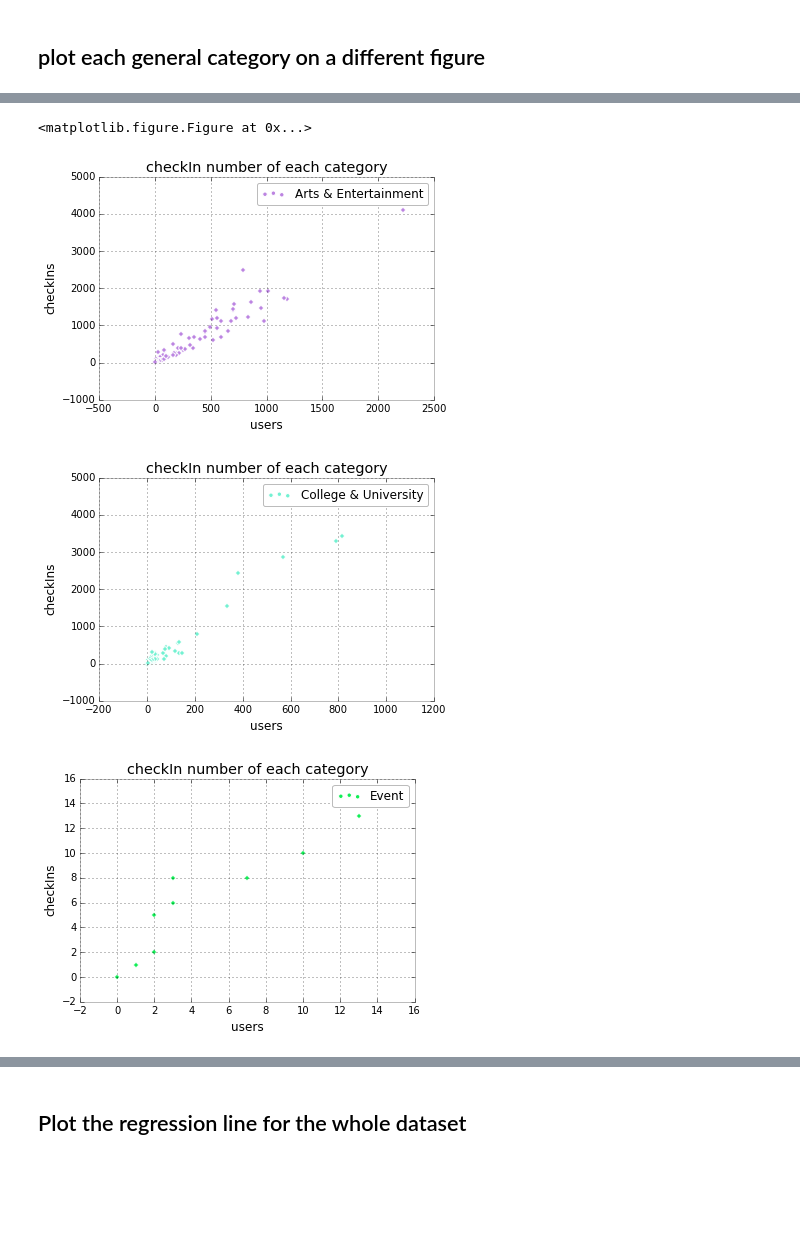
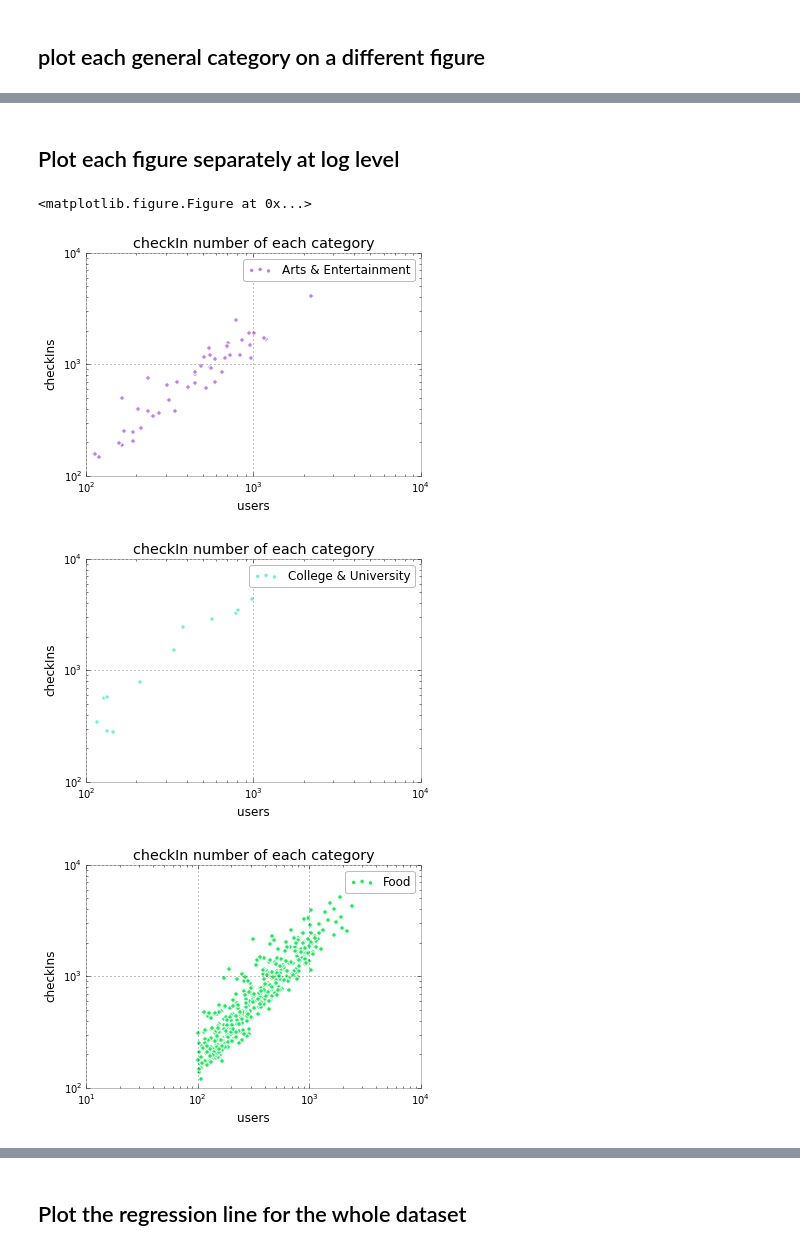
Before and after one commit to Elixeus/ads_project_shared_code, a Jupyter notebook: analysis.ipynb, the cells around one changed output, grey strips where cells are left out. Drawn from its saved outputs; the diff is of its cells as text; code cells hidden in the pictures; blank space fills up the shorter version.

```diff
--- a/analysis.ipynb
+++ b/analysis.ipynb
@@ -91,0 +117,4 @@ data2.head()
+# %%
+data3 = data2[(data2['users'] >= 100) &
+              (data2['checkIns'] >= 100) &
+              (data2['CateValue'] != np.nan)]
@@ -93,7 +133,7 @@ data2.head()
 ## Plot all the general categories on the same figure using different colors for each category.
 # %%
 # group the data by general category
-groups = data2.groupby('genCategory')
+groups = data3.groupby('genCategory')
 # create a 10 * 10 figure
 fig, ax = plt.subplots(figsize=(10,10))
 # add 5% padding to the autoscaling
@@ -103,8 +143,8 @@ for name, group in groups:
     ax.plot(group.users, group.checkIns, marker='o',
             linestyle='', ms=6, alpha=.6, label=name )
 
-ax.set_ylabel('User numbers, log10 scale', fontsize=15)
-ax.set_xlabel('CheckIn numbers, log10 scale', fontsize=15)
+ax.set_ylabel('User numbers', fontsize=15)
+ax.set_xlabel('CheckIn numbers', fontsize=15)
 ax.set_title('CheckIn number of each gen Category', fontsize=20)
 ax.legend()
 # %% [output]
@@ -114,7 +154,7 @@ ax.legend()
 ## Plot at log scale
 # %%
 # group the data by general category
-groups = data2.groupby('genCategory')
+groups = data3.groupby('genCategory')
 # create a 10 * 10 figure
 fig, ax = plt.subplots(figsize=(10,10))
 # add 5% padding to the autoscaling
@@ -128,7 +168,6 @@ ax.set_ylabel('User numbers, log10 scale', fontsize=15)
 ax.set_xlabel('CheckIn numbers, log10 scale', fontsize=15)
 ax.set_title('CheckIn number of each gen Category, log10 scale', fontsize=20)
 ax.grid(False)
-ax.legend()
-#ax.legend(numpoints=1)
+ax.legend(bbox_to_anchor=(1.05, 1), loc=2, borderaxespad=0.)
 # %% [output]
 <matplotlib.legend.Legend at 0x...>
@@ -136,2 +175,12 @@ ax.legend()
 # %% [markdown]
 ## plot each general category on a different figure
+# %%
+np.random.seed(2015)
+# create a 10 * 10 figure
+fig1  = plt.figure(figsize=(10,10))
+for name, group in groups:
+    group.plot(x = 'users', y = 'checkIns',
+               kind = 'scatter',color = np.random.rand(3),
+               label = name,
+               title = 'checkIn number %s' %name,
+               fontsize = 10)
@@ -138,14 +198,17 @@ ax.legend()
+# %% [markdown]
+## Plot each figure separately at log level
 # %%
 np.random.seed(2015)
 # create a 10 * 10 figure
 fig1= plt.figure(figsize=(10,10))
 for name, group in groups:
-    group.plot(x='users', y='checkIns',
-               kind='scatter',color=np.random.rand(3),
-               label=name, title='checkIn number of each category',
-               fontsize=10)
+    group.plot(x = 'users', y = 'checkIns',
+               kind = 'scatter',color = np.random.rand(3),
+               label = name, loglog = True,
+               title = 'checkIn number of each category',
+               fontsize = 10)
 # %% [output]
 <matplotlib.figure.Figure at 0x...>
-[figure, old version]
+[figure, new version]
-[figure, old version]
+[figure, new version]
-[figure, old version]
+[figure, new version]
```
Also changed, not shown: parts of 39 cells of this notebook.
